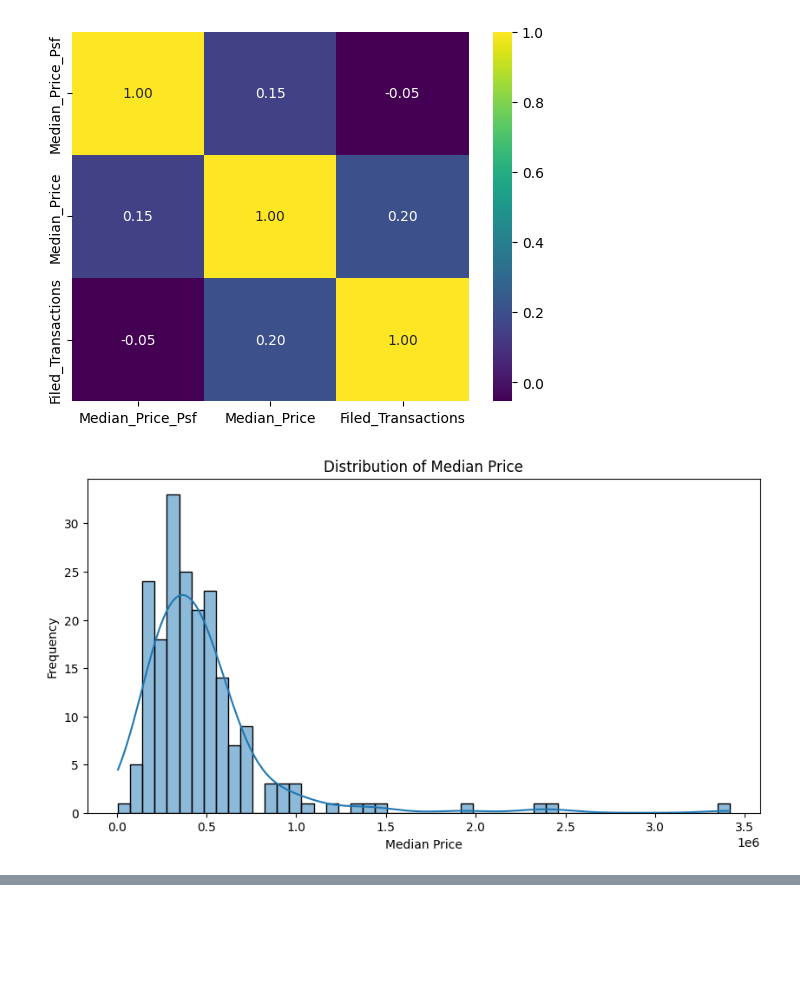
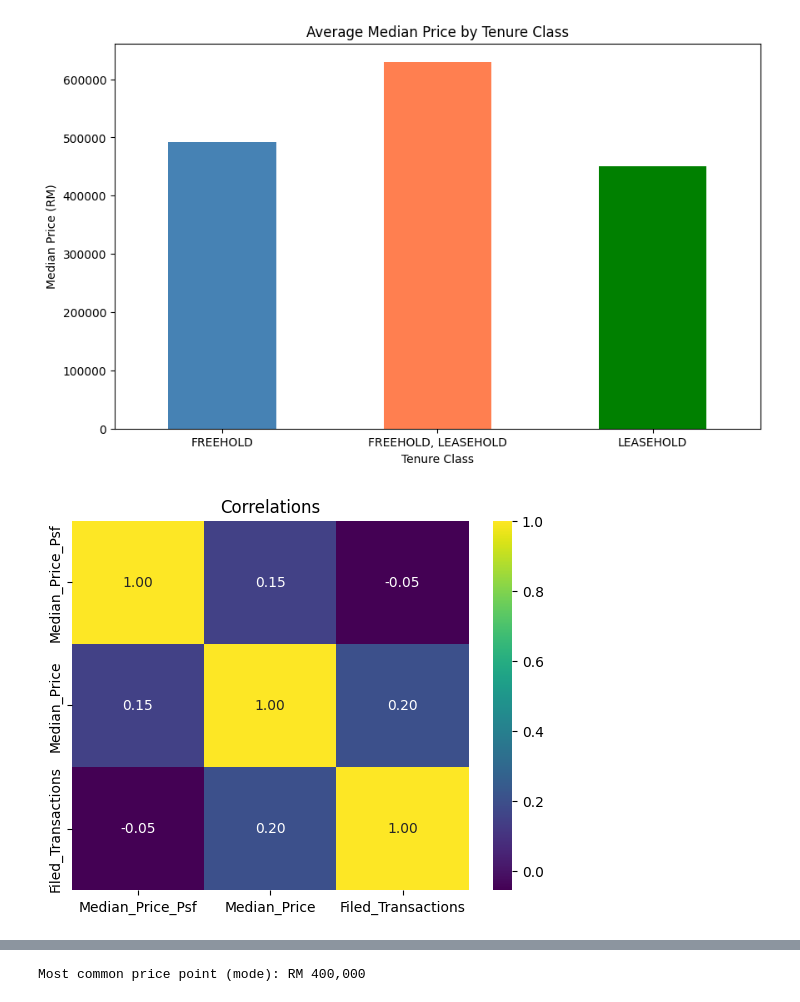
Before and after one commit to Basil1361/Solutions, a Jupyter notebook: Dataset_Practice/Shah_Alam_Data_Analysis/Analysis.ipynb, the cells around one changed output, grey strips where cells are left out. Drawn from its saved outputs; the diff is of its cells as text; code cells hidden in the pictures; blank space fills up the shorter version.

```diff
--- a/Dataset_Practice/Shah_Alam_Data_Analysis/Analysis.ipynb
+++ b/Dataset_Practice/Shah_Alam_Data_Analysis/Analysis.ipynb
@@ -29,22 +31,35 @@ shah_alam.head(10)
 # %%
 import matplotlib.pyplot as plt
 import seaborn as sns
 import plotly.express as px
 
+average_freehold = shah_alam.groupby('Tenure_Class')[['Median_Price_Psf', 'Median_Price', 'Filed_Transactions']].mean()
+value = round(average_freehold, 2)
+
+# Bar Chart
+plt.figure(figsize=(10, 6))
+value['Median_Price'].plot(kind='bar', color=['steelblue', 'coral', 'green'])
+plt.title('Average Median Price by Tenure Class')
+plt.xlabel('Tenure Class')
+plt.ylabel('Median Price (RM)')
+plt.xticks(rotation=360)
+plt.show()
+
+# HeatMap
 subset = shah_alam[['Median_Price_Psf','Median_Price','Filed_Transactions']]
 fig = sns.heatmap(subset.corr(), cmap = 'viridis', fmt = '.2f', annot = True)
+plt.title('Correlations')
 
-plt.figure(figsize=(10, 5))
-sns.histplot(shah_alam['Median_Price'], bins=50, kde=True)
-plt.title('Distribution of Median Price')
-plt.xlabel('Median Price')
+# Distribution with KDE
+plt.figure(figsize=(10, 6))
+sns.kdeplot(shah_alam['Median_Price'], color='blue')
+plt.title('Distribution of Median House Prices in Shah Alam (2025)')
+plt.xlabel('Median Price (MYR)')
 plt.ylabel('Frequency')
 plt.show()
 
-
-px.scatter(shah_alam, x='Median_Price_Psf', y='Median_Price',
-           labels=dict(x="Price per Square Foot", y="Median Price"),
-           title='Median Price vs PSF')
+# Print the peak value separately
+print(f"Most common price point (mode): RM {shah_alam['Median_Price'].mode()[0]:,}")
 # %% [output]
-[figure, old version]
+[figure, new version]
-[figure, old version]
+[figure, new version]
@@ -50,0 +67 @@ px.scatter(shah_alam, x='Median_Price_Psf', y='Median_Price',
+Most common price point (mode): RM 400,000
```
Also changed, not shown: parts of 2 cells of this notebook, 5 other files.
